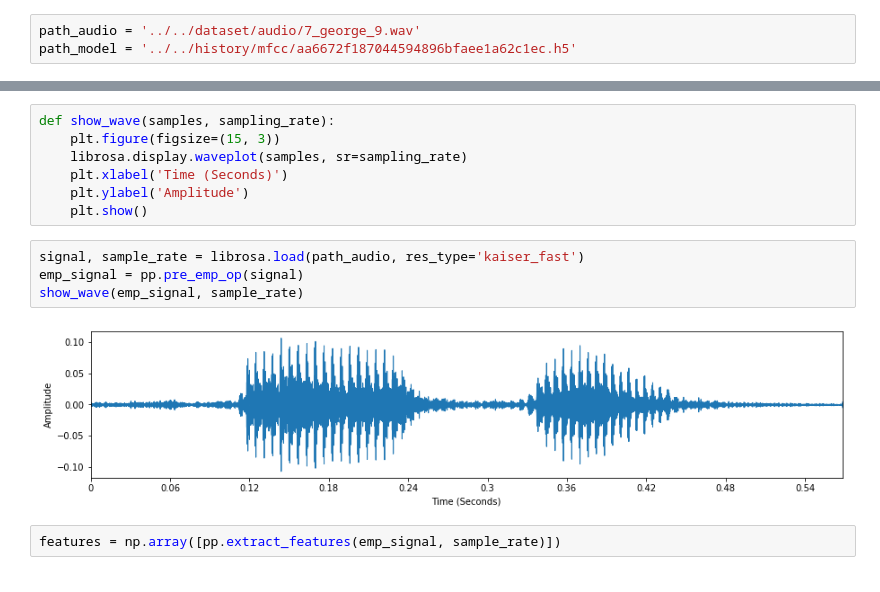
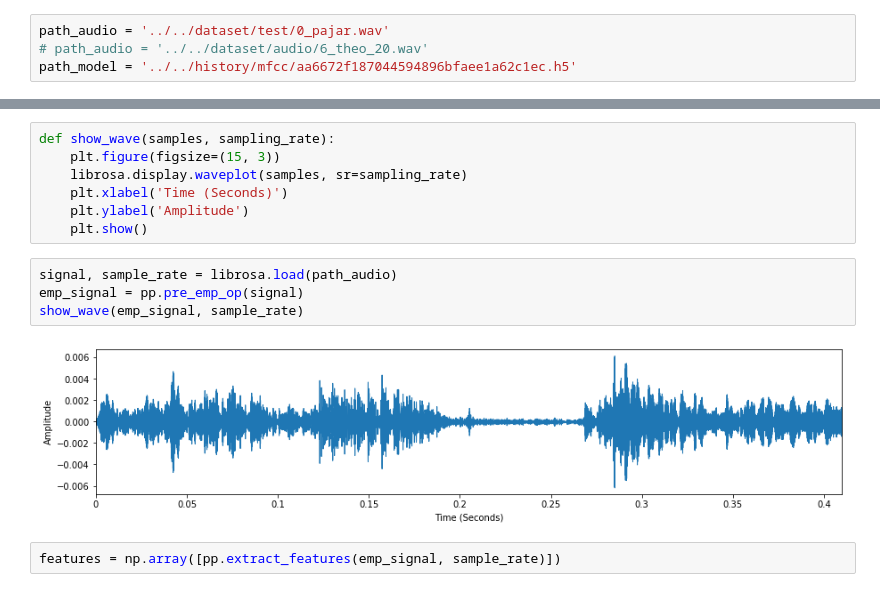
Before and after one commit to PajarKharisma/mnist-audio-classification, a Jupyter notebook: src/jupyter/Untitled.ipynb, the cells around one changed output, grey strips where cells are left out. Cells and saved outputs as stored; diff of their text form.

Commit message:
update dataset

```diff
--- a/src/jupyter/Untitled.ipynb
+++ b/src/jupyter/Untitled.ipynb
@@ -15,7 +15,8 @@ from tensorflow.keras.layers import Dense, Dropout
 import src.utils.pre_process as pp
 import src.utils.models as arch
 # %%
-path_audio = '../../dataset/audio/7_george_9.wav'
+path_audio = '../../dataset/test/0_pajar.wav'
+# path_audio = '../../dataset/audio/6_theo_20.wav'
 path_model = '../../history/mfcc/aa6672f187044594896bfaee1a62c1ec.h5'
 # %%
 ipd.Audio(path_audio)
@@ -29,11 +30,11 @@ def show_wave(samples, sampling_rate):
     plt.ylabel('Amplitude')
     plt.show()
 # %%
-signal, sample_rate = librosa.load(path_audio, res_type='kaiser_fast')
+signal, sample_rate = librosa.load(path_audio)
 emp_signal = pp.pre_emp_op(signal)
 show_wave(emp_signal, sample_rate)
 # %% [output]
-[figure, old version]
+[figure, new version]
 # %%
 features = np.array([pp.extract_features(emp_signal, sample_rate)])
 # %%
```
Also changed, not shown: parts of 1 cell of this notebook, 9 other files.
